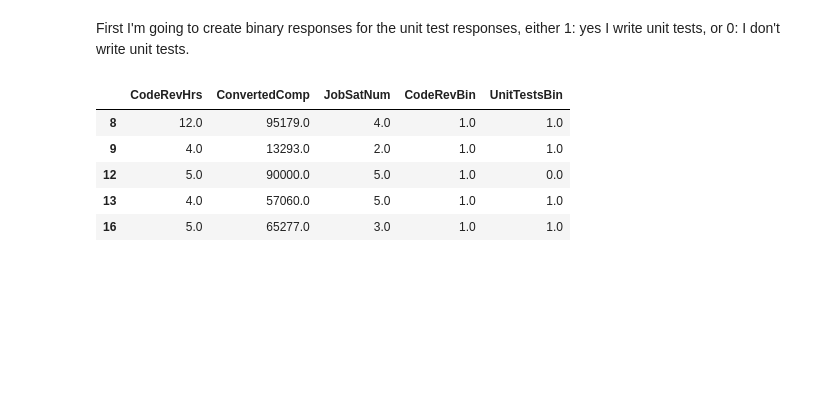
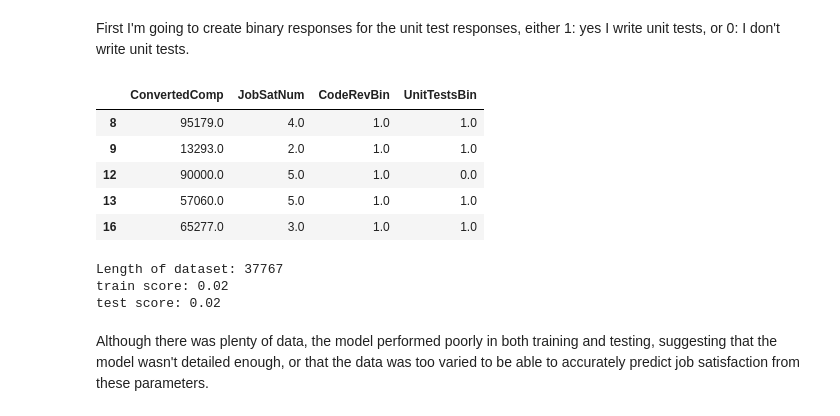
Before and after one commit to jamsidedown/data_science_blog_post_udacity, a Jupyter notebook: development_job_satisfaction.ipynb, the cells around one changed output. Cells and saved outputs as stored; diff of their text form; code cells hidden in the pictures; blank space fills up the shorter version.

Commit message:
Finished combined notebook

```diff
--- a/development_job_satisfaction.ipynb
+++ b/development_job_satisfaction.ipynb
@@ -285,24 +285,53 @@ First I'm going to create binary responses for the unit test responses, either 1
 # %%
 unit_test_negative_responses = {
     'No, but I think we should',
     'No, and I\'m glad we don\'t'
 }
 
 def get_binary_unit_tests(row):
     if pandas.notnull(row['UnitTests']):
         return 0 if row['UnitTests'] in unit_test_negative_responses else 1
     return numpy.nan
 
 df['UnitTestsBin'] = df.apply(get_binary_unit_tests, axis=1)
 
 df_combined = df.dropna()
 
-df_combined = df_combined.drop(columns=['CodeRev', 'UnitTests', 'JobSat', 'CodeRevHrs', ''])
+df_combined = df_combined.drop(columns=['CodeRev', 'UnitTests', 'JobSat', 'CodeRevHrs'])
 df_combined.head()
 # %% [output]
-|  | CodeRevHrs | ConvertedComp | JobSatNum | CodeRevBin | UnitTestsBin |
-| 8 | 12.0 | 95179.0 | 4.0 | 1.0 | 1.0 |
-| 9 | 4.0 | 13293.0 | 2.0 | 1.0 | 1.0 |
-| 12 | 5.0 | 90000.0 | 5.0 | 1.0 | 0.0 |
-| 13 | 4.0 | 57060.0 | 5.0 | 1.0 | 1.0 |
-| 16 | 5.0 | 65277.0 | 3.0 | 1.0 | 1.0 |
+|  | ConvertedComp | JobSatNum | CodeRevBin | UnitTestsBin |
+| 8 | 95179.0 | 4.0 | 1.0 | 1.0 |
+| 9 | 13293.0 | 2.0 | 1.0 | 1.0 |
+| 12 | 90000.0 | 5.0 | 1.0 | 0.0 |
+| 13 | 57060.0 | 5.0 | 1.0 | 1.0 |
+| 16 | 65277.0 | 3.0 | 1.0 | 1.0 |
+# %%
+from sklearn.linear_model import LinearRegression
+from sklearn.model_selection import train_test_split
+from sklearn.metrics import r2_score
+
+print(f'Length of dataset: {len(df_combined)}')
+
+x = df_combined.drop(columns=['JobSatNum'])
+y = df_combined['JobSatNum']
+
+x_train, x_test, y_train, y_test = train_test_split(x, y, test_size=0.25, random_state=13)
+
+model = LinearRegression(normalize=True)
+model.fit(x_train, y_train)
+
+y_test_preds = model.predict(x_test)
+y_train_preds = model.predict(x_train)
+
+test_score = r2_score(y_test, y_test_preds)
+train_score = r2_score(y_train, y_train_preds)
+
+print(f'train score: {train_score:.2f}')
+print(f'test score: {test_score:.2f}')
+# %% [output]
+Length of dataset: 37767
+train score: 0.02
+test score: 0.02
+# %% [markdown]
+Although there was plenty of data, the model performed poorly in both training and testing, suggesting that the model wasn't detailed enough, or that the data was too varied to be able to accurately predict job satisfaction from these parameters.
```
